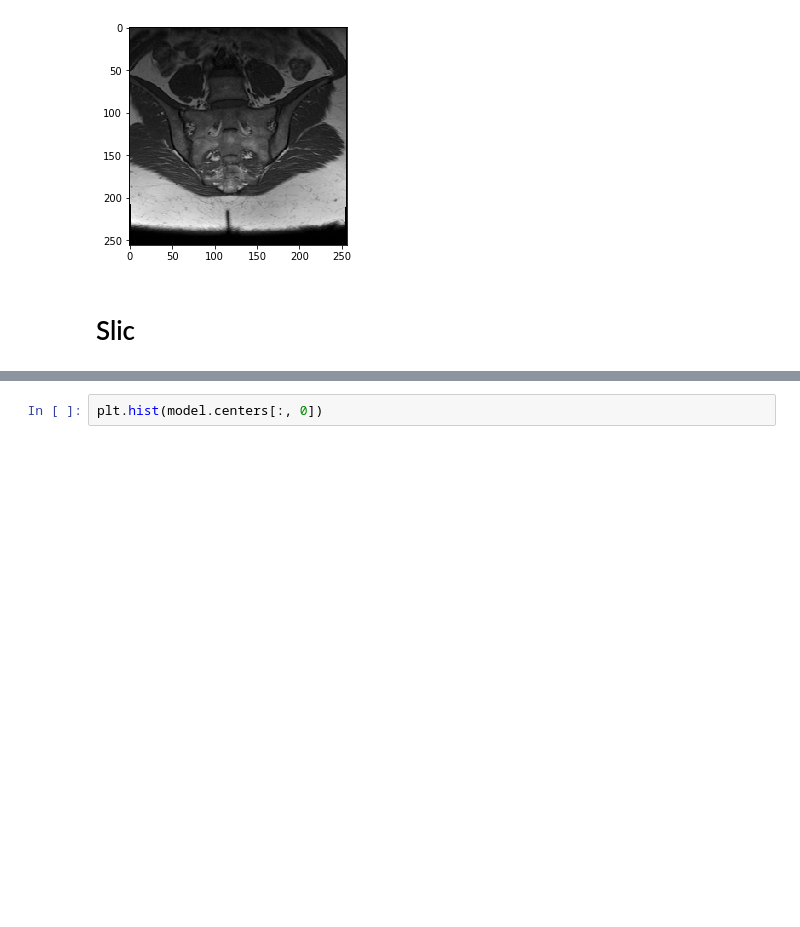
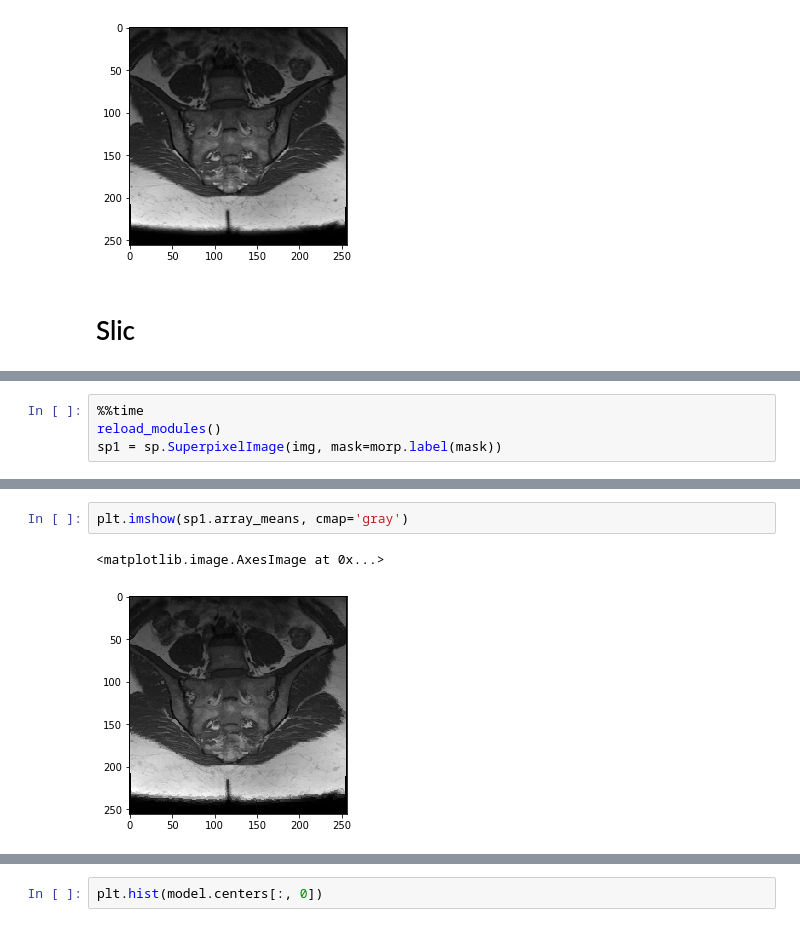
Before and after one commit to TheodoreAouad/superpixels, a Jupyter notebook: Notebooks/apply_slic.ipynb, the cells around one changed output, grey strips where cells are left out. Saved outputs shown, nothing was run; the diff lists cells and outputs as text; blank space fills up the shorter version.

```diff
--- a/Notebooks/apply_slic.ipynb
+++ b/Notebooks/apply_slic.ipynb
@@ -76,0 +78,4 @@ ax.set_ylim(257, 0);
+# %%
+%%time
+reload_modules()
+sp1 = sp.SuperpixelImage(img, mask=morp.label(mask))
@@ -76,0 +85,5 @@ ax.set_ylim(257, 0);
+# %%
+plt.imshow(sp1.array_means, cmap='gray')
+# %% [output]
+<matplotlib.image.AxesImage at 0x...>
+[figure, added]
```
Also changed, not shown: parts of 46 cells of this notebook, 3 other files.
